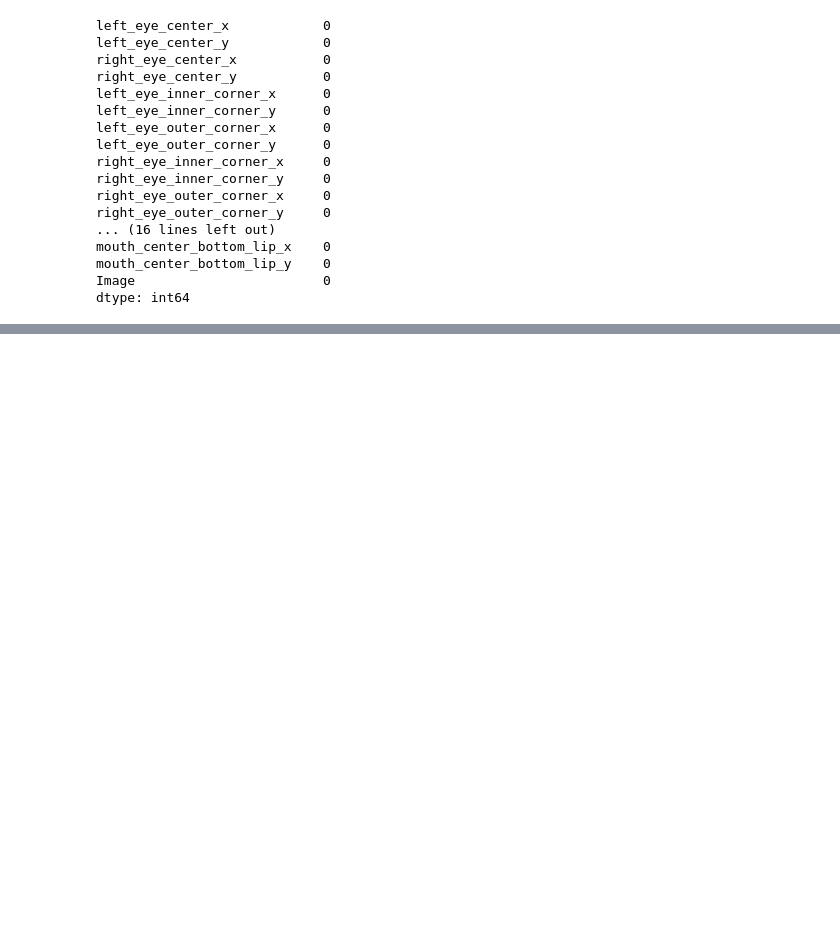
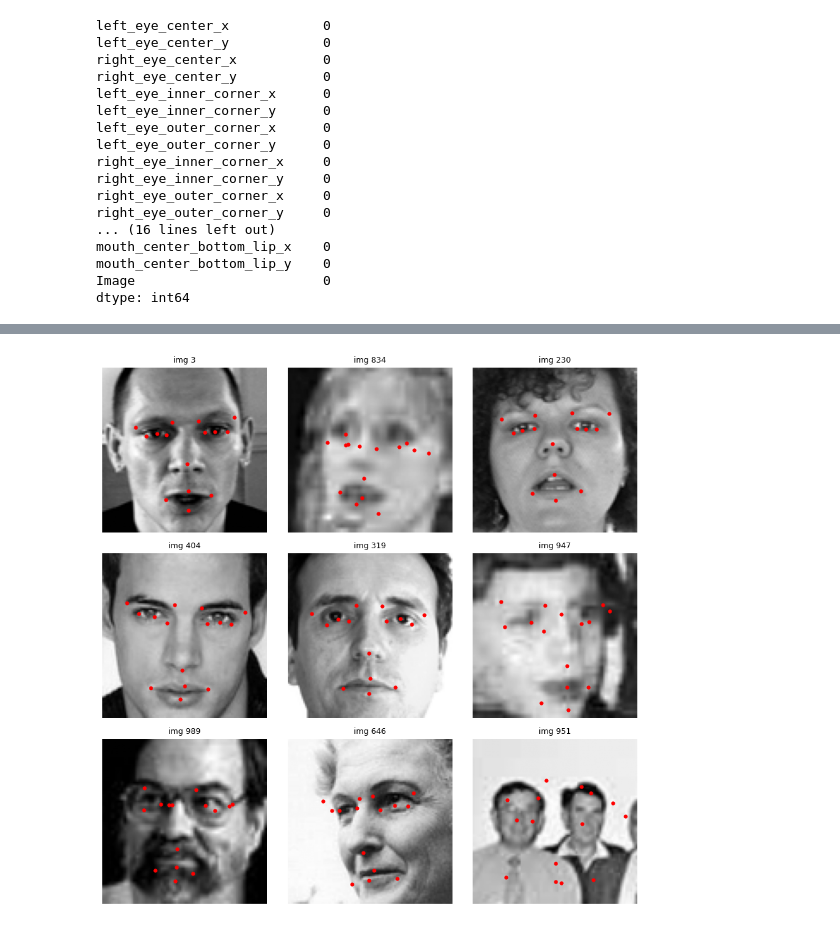
Before and after one commit to NimaNIKOOKAR/Facial-Keypoints-Detection, a Jupyter notebook: facial-detection.ipynb, the cells around one changed output, grey strips where cells are left out. Saved outputs shown, nothing was run; the diff lists cells and outputs as text; code cells hidden in the pictures; blank space fills up the shorter version.

```diff
--- a/facial-detection.ipynb
+++ b/facial-detection.ipynb
@@ -273,0 +306,11 @@ show_face_with_keypoints(df_train, 512)
+# %%
+device = get_device()
+train_ds = KeypointsDataset("data/training.csv", train=True)
+train_loader, val_loader = make_loaders(train_ds, batch_size=64, val_frac=0.1)
+
+model = build_model().to(device)
+h1 = train_head(model, train_loader, val_loader, device, epochs=8, lr=1e-3)
+h2 = train_finetune(model, train_loader, val_loader, device, epochs=5,
+                     checkpoint_path="output/resnet_keypoints.pt")
+
+pixel_rmse(model, val_loader, device)
@@ -273,0 +332,8 @@ show_face_with_keypoints(df_train, 512)
+# %%
+from src.facial_model import make_submission, plot_test_predictions
+
+# eyeball check first — no ground truth on test.csv, so this is your only
+# verification that the model isn't producing nonsense on unseen images
+plot_test_predictions(model, "data/test.csv", train_ds.coord_cols, device, n=9)
+# %% [output]
+[figure, added]
```
Also changed, not shown: parts of 10 cells of this notebook, 3 other files.
